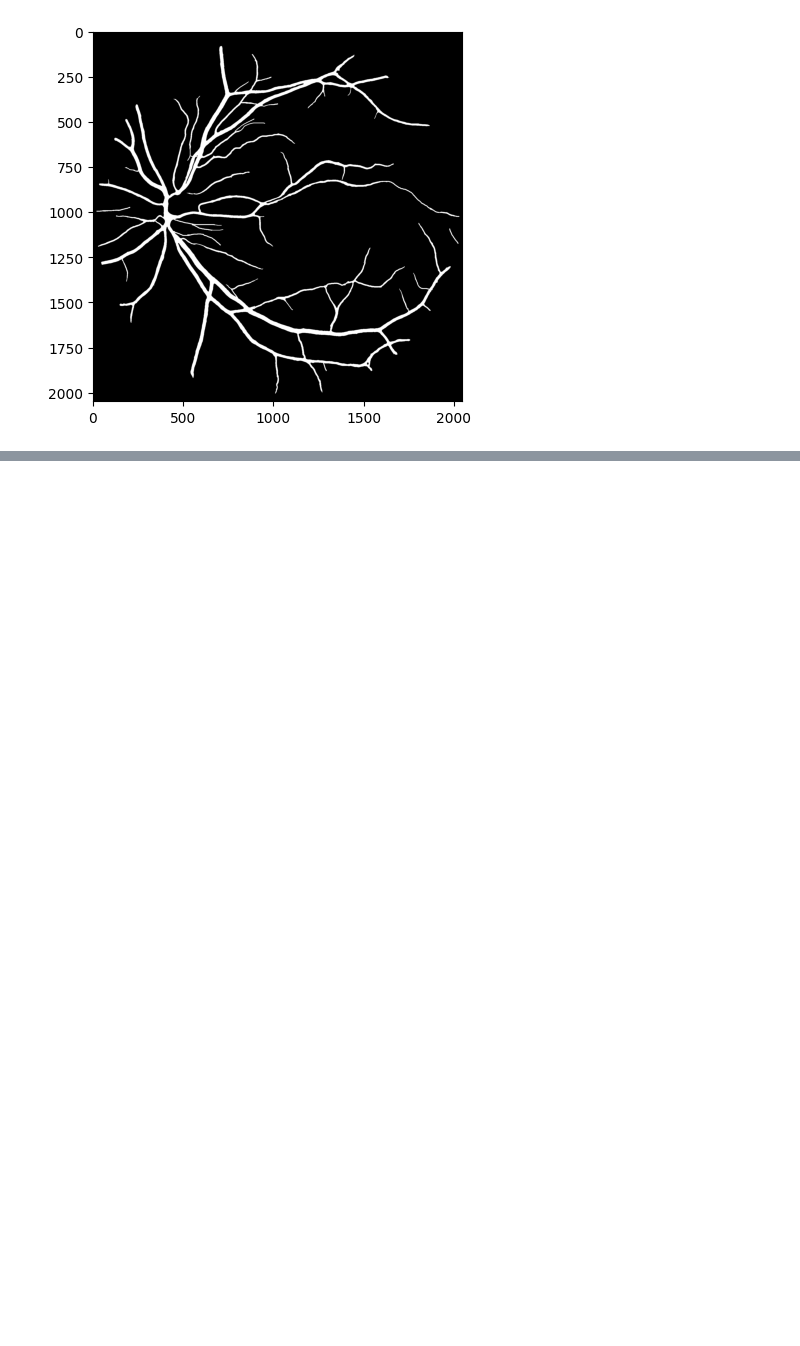
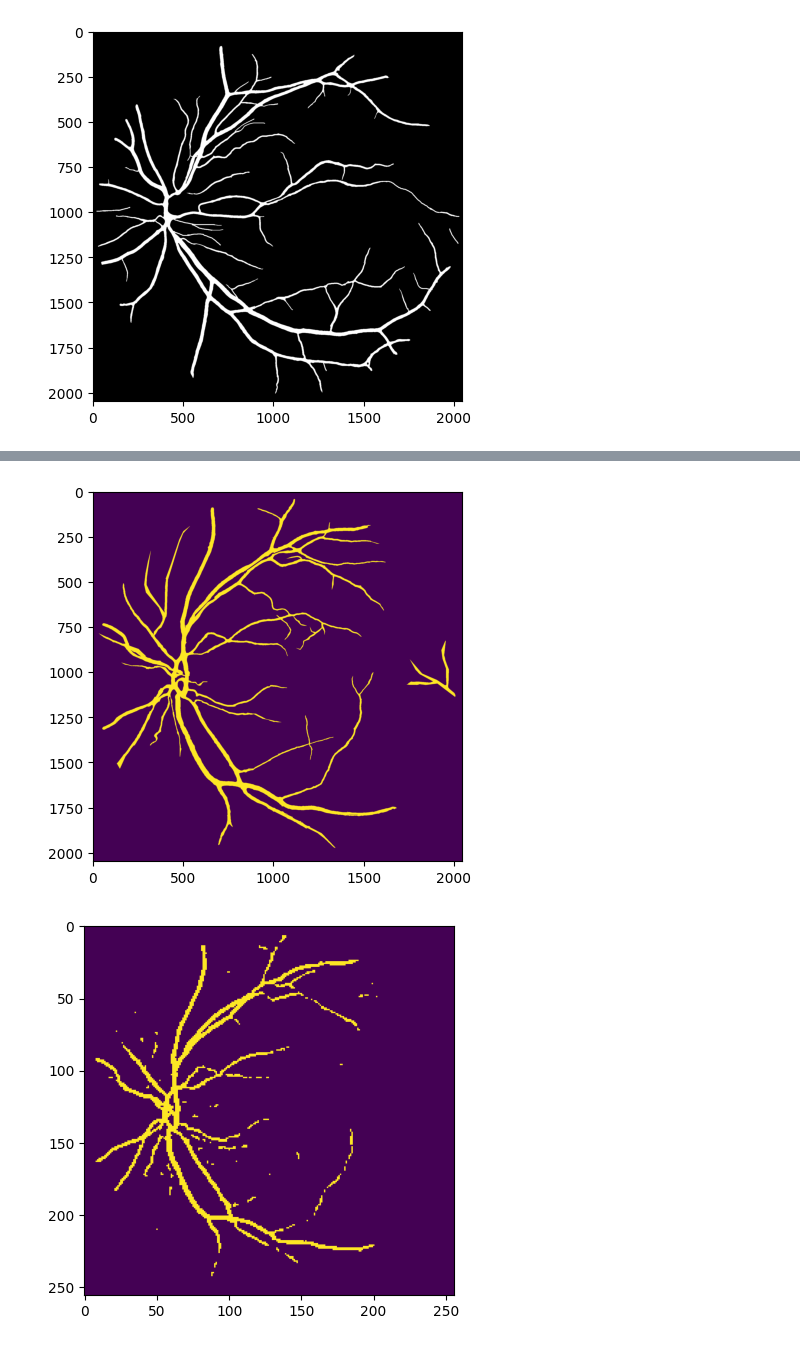
Before and after one commit to mathis-saunier/MIA-eyes-vessel-segmentation, a Jupyter notebook: notebooks/mise_au_propre.ipynb, the cells around one changed output, grey strips where cells are left out. Drawn from its saved outputs; the diff is of its cells as text; code cells hidden in the pictures; blank space fills up the shorter version.

Commit message:
Fonction predict et notebook d'expérimentation au propre

```diff
--- a/notebooks/mise_au_propre.ipynb
+++ b/notebooks/mise_au_propre.ipynb
@@ -114,0 +122,30 @@ viz_train_and_val_losses(train_losses, val_losses)
+# %%
+nb_images_to_test = 200
+
+mini_test_dataset = VesselDataset(test_img[:nb_images_to_test], test_label[:nb_images_to_test], transform=transform)
+mini_test_loader = DataLoader(mini_test_dataset, batch_size=1, shuffle=False)
+# %%
+# Chargement du modèle sauvegardé
+import torch
+from src.models.models import UNet
+
+device = torch.device("cuda" if torch.cuda.is_available() else "cpu")
+model = UNet(3,1).to(device)
+
+path = "../saved_models/train_20260202-141458/best_model.pth"
+state_dict = torch.load(path, map_location=device)
+model.load_state_dict(state_dict)
+
+from src.models.predict import predict
+preds = predict(model, mini_test_loader, device)
+# %%
+truth = load_label(test_label[0])
+plt.imshow(truth)
+plt.show()
+
+pred = preds[0].to('cpu').squeeze().detach().numpy()
+plt.imshow(pred)
+plt.show()
+# %% [output]
+[figure, added]
+[figure, added]
```
Also changed, not shown: parts of 3 cells of this notebook, 3 other files.
